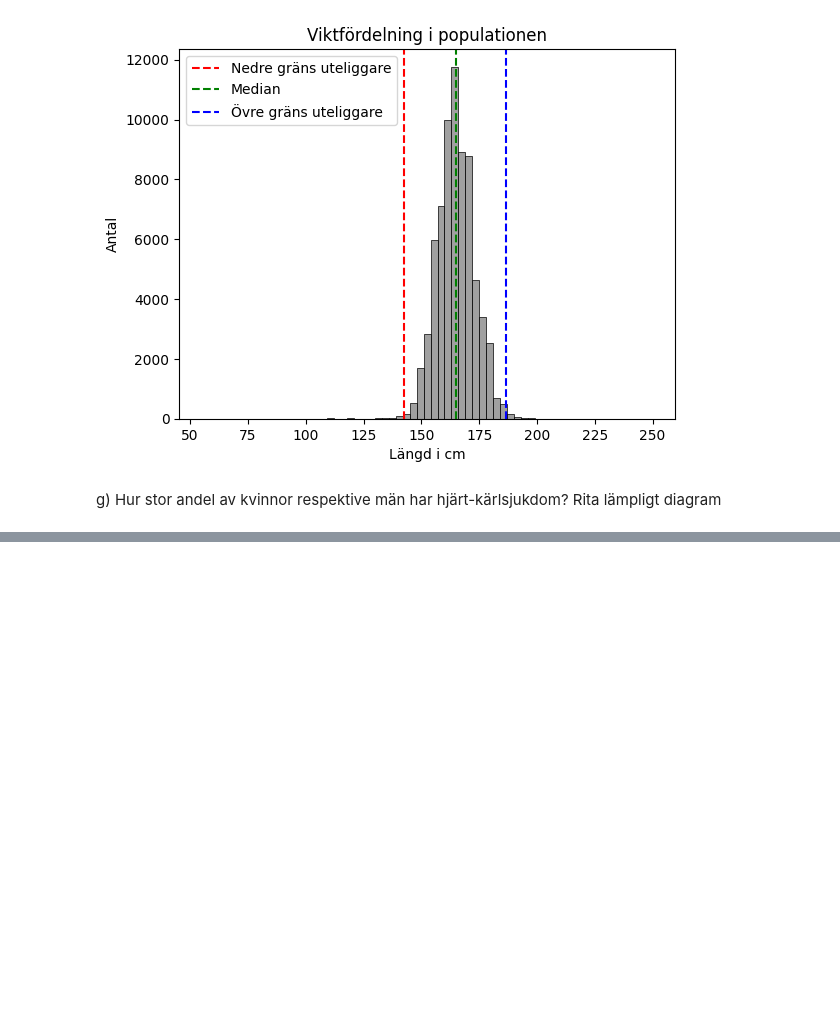
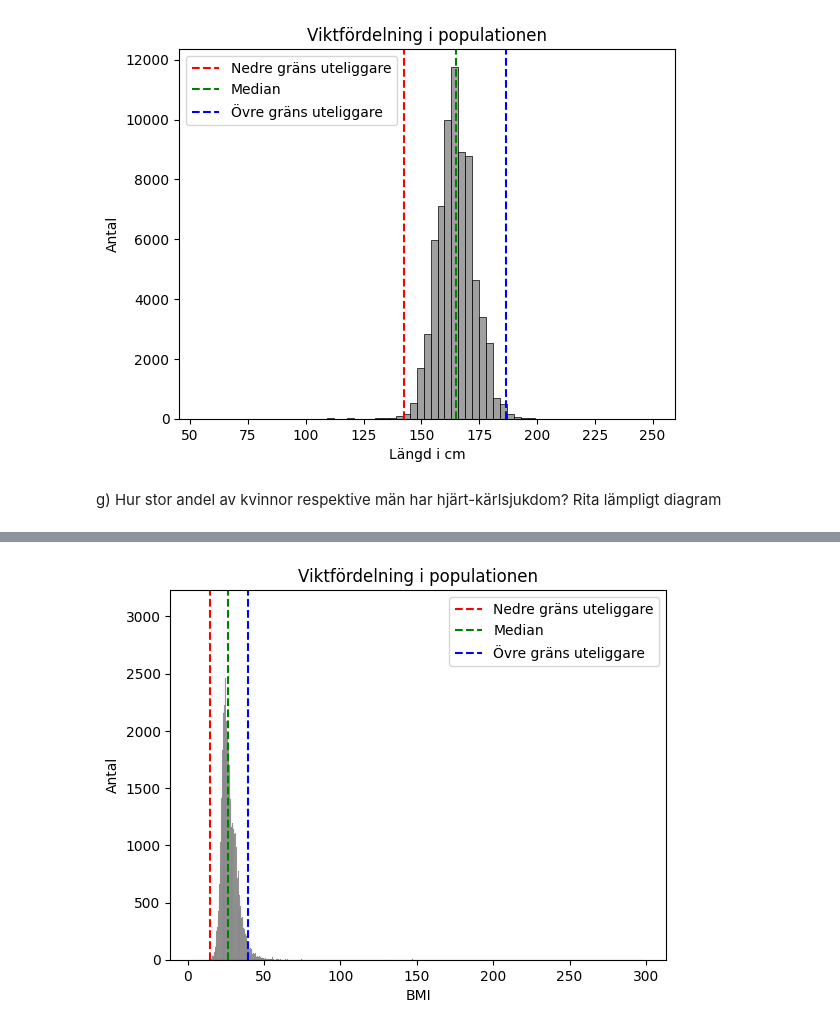
Before and after one commit to danlundh67/AI-recomend_predict, a Jupyter notebook: heart.ipynb, the cells around one changed output, grey strips where cells are left out. Drawn from its saved outputs; the diff is of its cells as text; code cells hidden in the pictures; blank space fills up the shorter version.

```diff
--- a/heart.ipynb
+++ b/heart.ipynb
@@ -230,0 +231,5 @@ plt.show()
+# %%
+
+df_heart['BMI']=df_heart['weight']/((df_heart['height']/100)**2)
+
+df_heart['BMI'].describe()
@@ -230,0 +246,32 @@ plt.show()
+# %%
+sns.histplot(data=df_heart['BMI'], color='grey')
+
+plt.title('Viktfördelning i populationen')
+
+q1 = np.percentile(df_heart['BMI'], 25)
+q2 = np.percentile(df_heart['BMI'], 50)
+q3 = np.percentile(df_heart['BMI'], 75)
+
+# Beräkna uteliggare (nedre och övdre gräns)
+
+low_out=q1-(q3-q1)*1.5
+high_out=q3+(q3-q1)*1.5
+
+low_out2=q1-(q3-q1)*3
+high_out2=q3+(q3-q1)*3
+
+# Lägg till horizontella linjer för uteliggare och median
+plt.axvline(low_out, color='r', linestyle='--', label='Nedre gräns uteliggare')
+plt.axvline(q2, color='g', linestyle='--', label='Median')
+plt.axvline(high_out, color='b', linestyle='--', label='Övre gräns uteliggare')
+
+# Lägg till fig. legend
+plt.legend()
+
+plt.ylabel('Antal')
+plt.xlabel('BMI')
+#plt.ylim(10, 250)
+
+plt.show()
+# %% [output]
+[figure, added]
```
Also changed, not shown: parts of 8 cells of this notebook.
